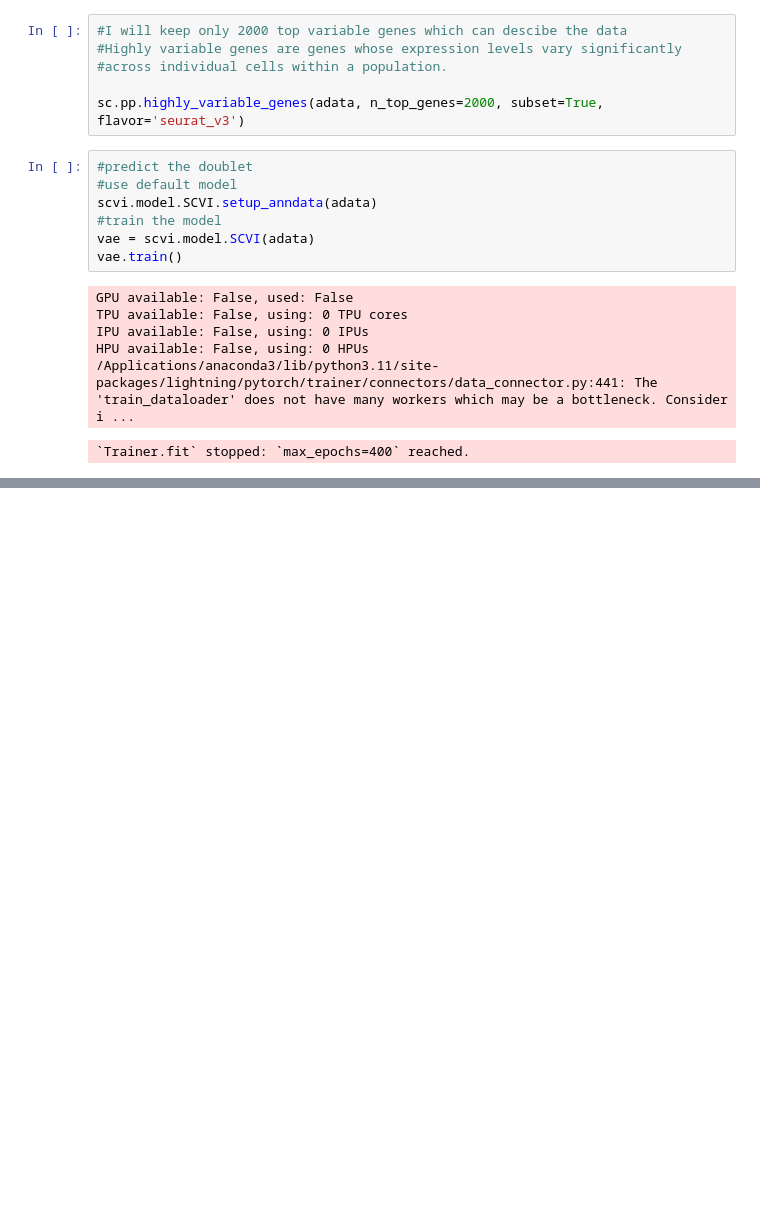
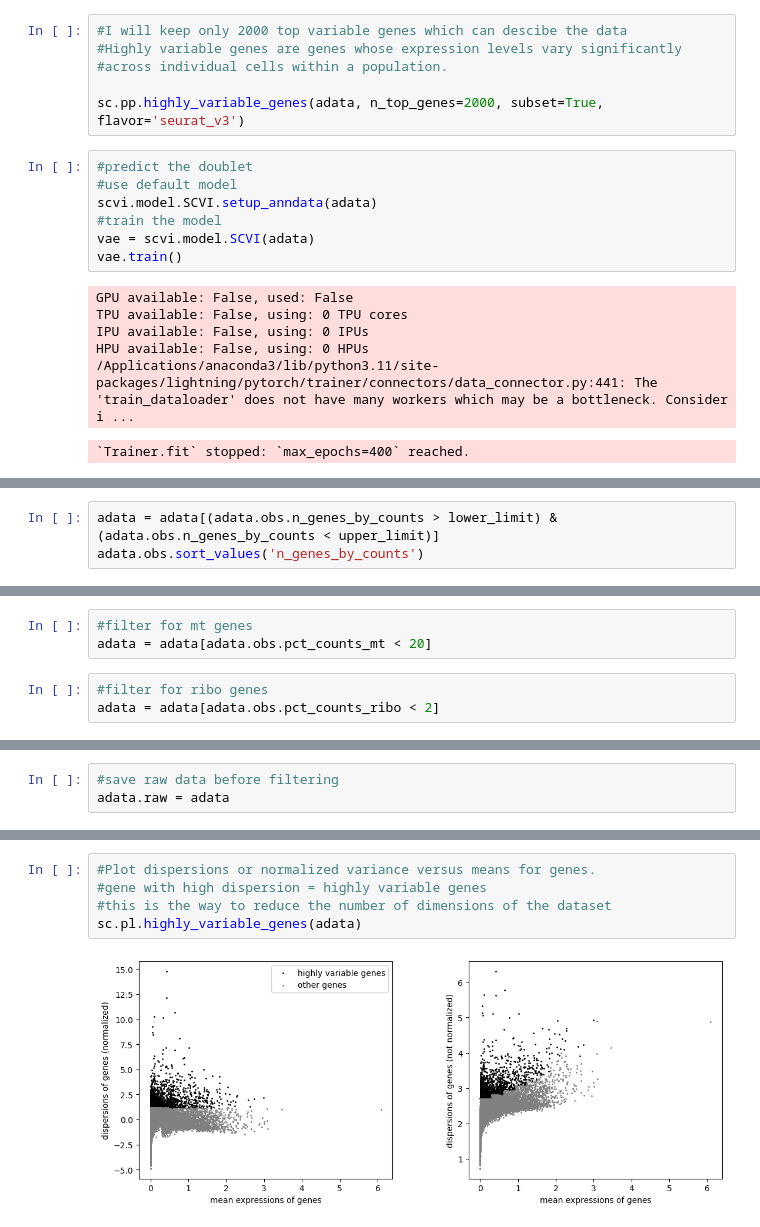
Before and after one commit to chira-ploy/singlecells-DataPlayground, a Jupyter notebook: lung_covid19/lungCovid19.ipynb, the cells around one changed output, grey strips where cells are left out. Drawn from its saved outputs; the diff is of its cells as text; blank space fills up the shorter version.

```diff
--- a/lung_covid19/lungCovid19.ipynb
+++ b/lung_covid19/lungCovid19.ipynb
@@ -242,0 +406,3 @@ adata.obs
+# %%
+adata = adata[(adata.obs.n_genes_by_counts > lower_limit) & (adata.obs.n_genes_by_counts < upper_limit)]
+adata.obs.sort_values('n_genes_by_counts')
@@ -242,0 +423,6 @@ adata.obs
+# %%
+#filter for mt genes
+adata = adata[adata.obs.pct_counts_mt < 20]
+# %%
+#filter for ribo genes
+adata = adata[adata.obs.pct_counts_ribo < 2]
@@ -242,0 +476,3 @@ adata.obs
+# %%
+#save raw data before filtering
+adata.raw = adata
@@ -242,0 +499,7 @@ adata.obs
+# %%
+#Plot dispersions or normalized variance versus means for genes.
+#gene with high dispersion = highly variable genes
+#this is the way to reduce the number of dimensions of the dataset
+sc.pl.highly_variable_genes(adata)
+# %% [output]
+[figure, added]
```
Also changed, not shown: parts of 92 cells of this notebook.
